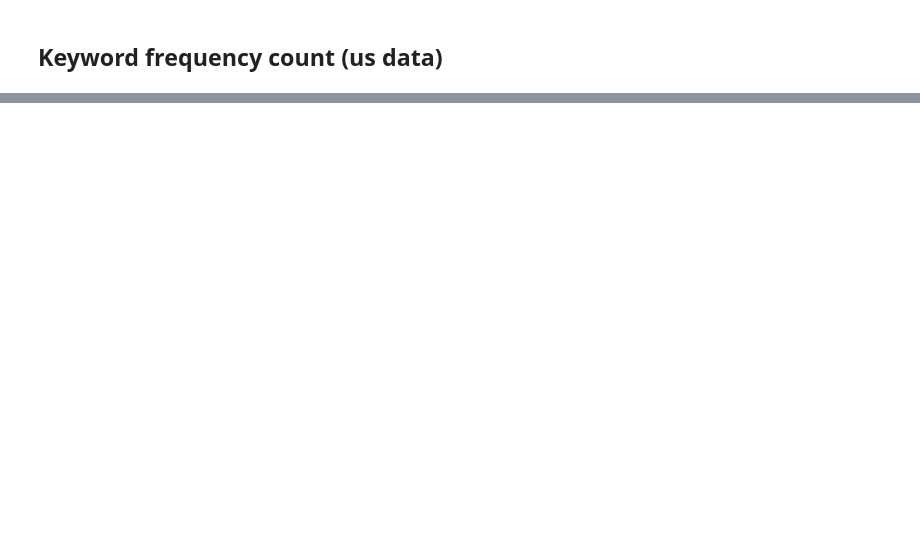
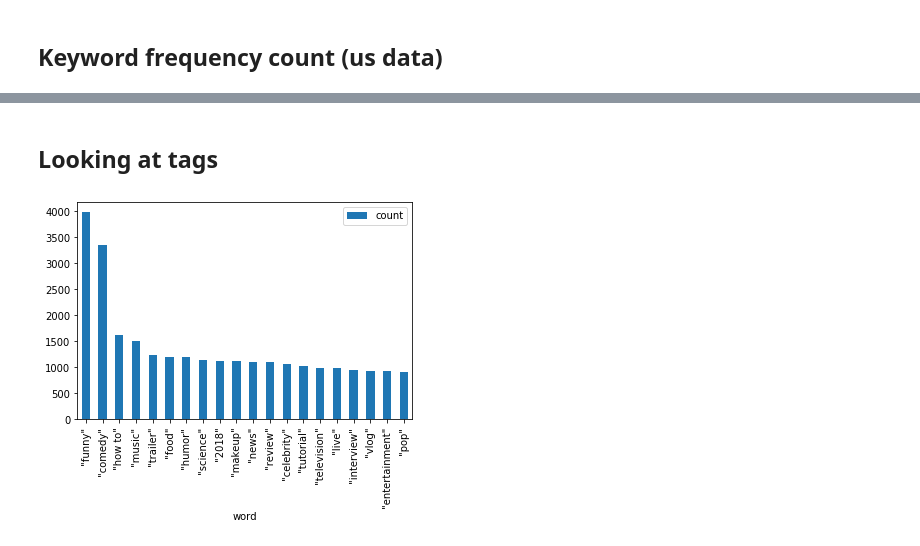
Before and after one commit to KristiWerry/YouTube_Trending_Data_Analysis, a Jupyter notebook: Final Project.ipynb, the cells around one changed output, grey strips where cells are left out. Cells and saved outputs as stored; diff of their text form; code cells hidden in the pictures; blank space fills up the shorter version.

```diff
--- a/Final Project.ipynb
+++ b/Final Project.ipynb
@@ -285,0 +321,7 @@ keyWords_filtered(test, "description", 20)
+# %% [markdown]
+## Looking at tags
+# %%
+#most common tags
+keyWords(test, "tags", "|", 20)
+# %% [output]
+[figure, added]
```
Also changed, not shown: parts of 26 cells of this notebook.
